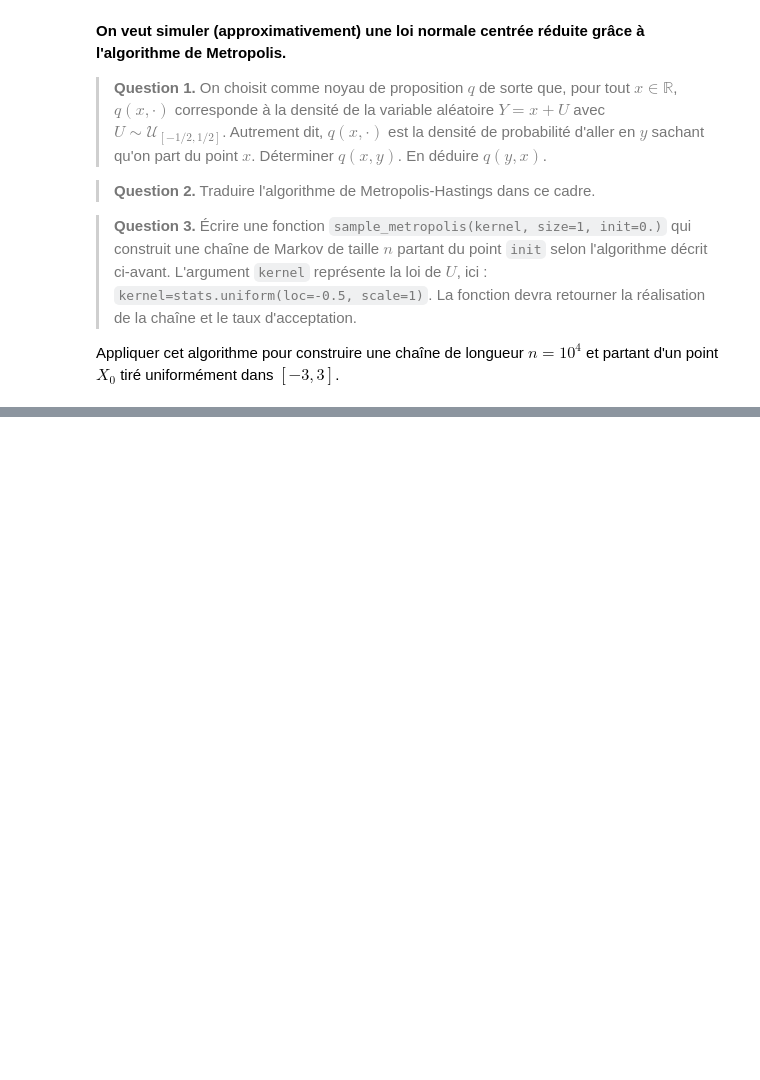
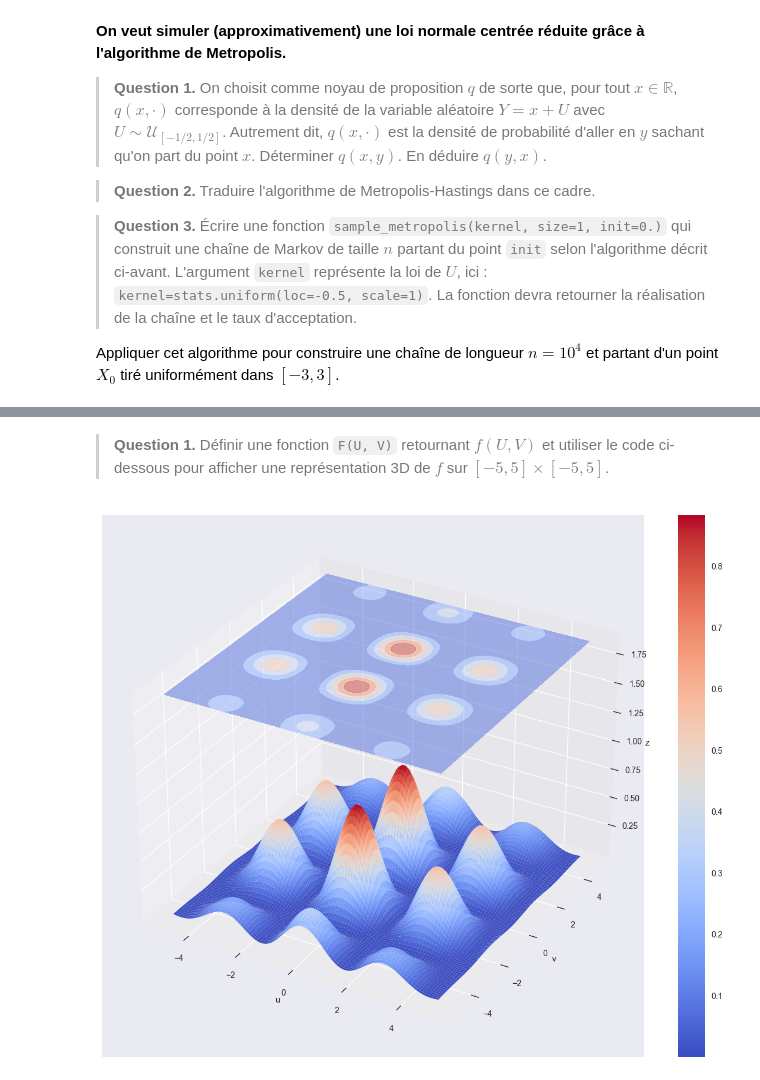
Before and after one commit to AugustinCablant/Monte-Carlo-methods, a Jupyter notebook: TP_Sorbonne.ipynb, the cells around one changed output, grey strips where cells are left out. Cells and saved outputs as stored; diff of their text form; code cells hidden in the pictures; blank space fills up the shorter version.

```diff
--- a/TP_Sorbonne.ipynb
+++ b/TP_Sorbonne.ipynb
@@ -446,0 +55,31 @@ Sur un même graphe, représenter la densité $g$ et un estimateur de la densit
+# %% [markdown]
+>**Question 1.**
+Définir une fonction `F(U, V)` retournant $f(U, V)$ et utiliser le code ci-dessous pour afficher une représentation 3D de $f$ sur $[-5,5]\times[-5,5]$.
+# %%
+def plot_surf(U, V, Z, figsize=(15, 12)):
+    fig, ax = plt.subplots(figsize=figsize, subplot_kw=dict(projection='3d'))
+    # ax.view_init(30, 120)
+    plt.rcParams['axes.grid'] = False
+    surf = ax.plot_surface(U, V, Z, rstride=1, cstride=1, cmap="coolwarm", linewidth=0)
+    ax.contourf(U, V, Z, zdir='z', offset=Z.max()+1, cmap="coolwarm", alpha=0.5)
+    ax.set_zlim(top=Z.max()+1)
+    fig.colorbar(surf)
+    ax.set_xlabel('u')
+    ax.set_ylabel('v')
+    ax.set_zlabel('z')
+    plt.rcParams['axes.grid'] = True
+    return fig, ax
+
+def F(U, V):
+    return np.cos(U)**2 * np.sin(V)**2 * np.exp(-0.05 * (U**2 + V**2))
+
+u = np.linspace(-5, 5, num=100)
+v = np.linspace(-5, 5, num=100)
+U, V = np.meshgrid(u, v)  # All possible pairs from u and v
+
+# Compléter
+Z = F(U, V)
+# Fin compléter
+plot_surf(U, V, Z)
+# %% [output]
+[figure, added]
```
Also changed, not shown: parts of 25 cells of this notebook, 2 other files.
